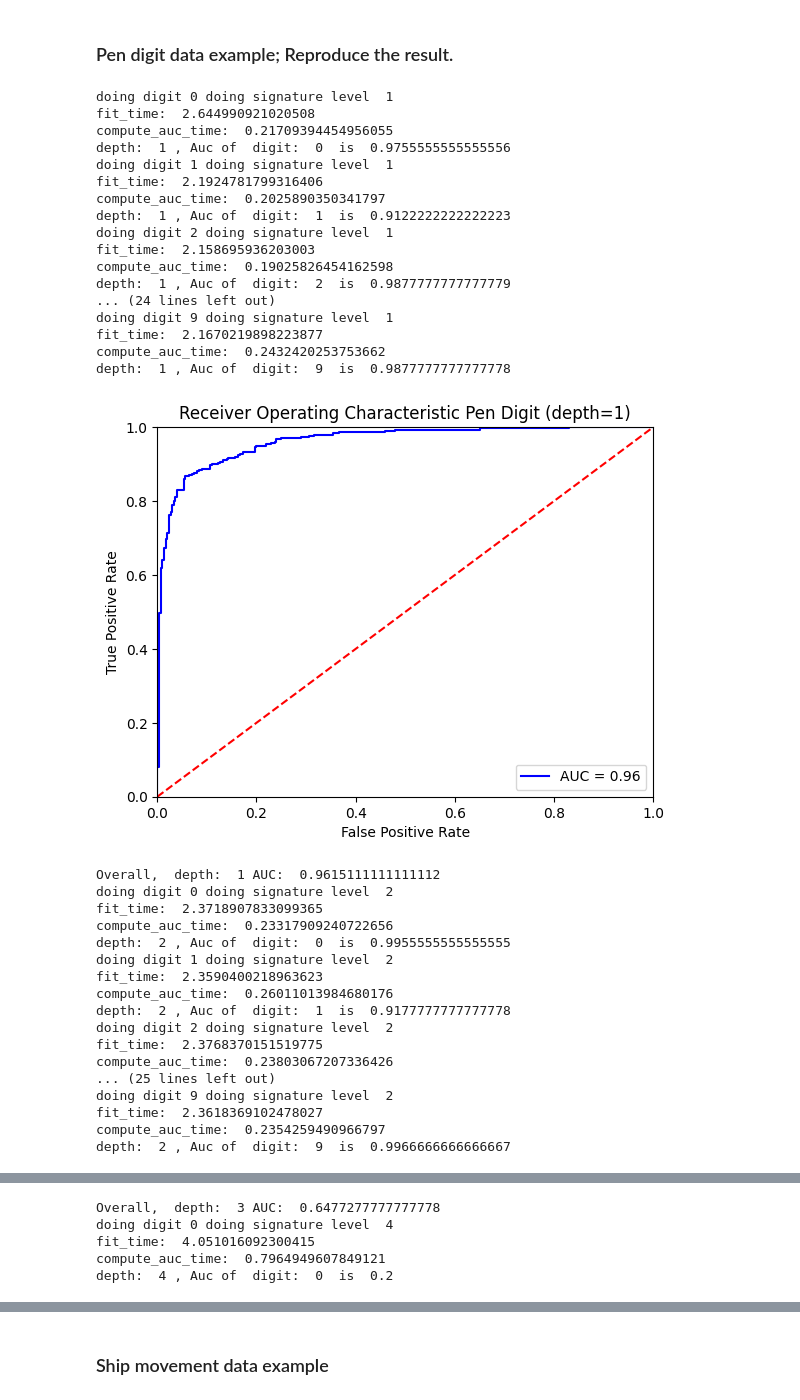
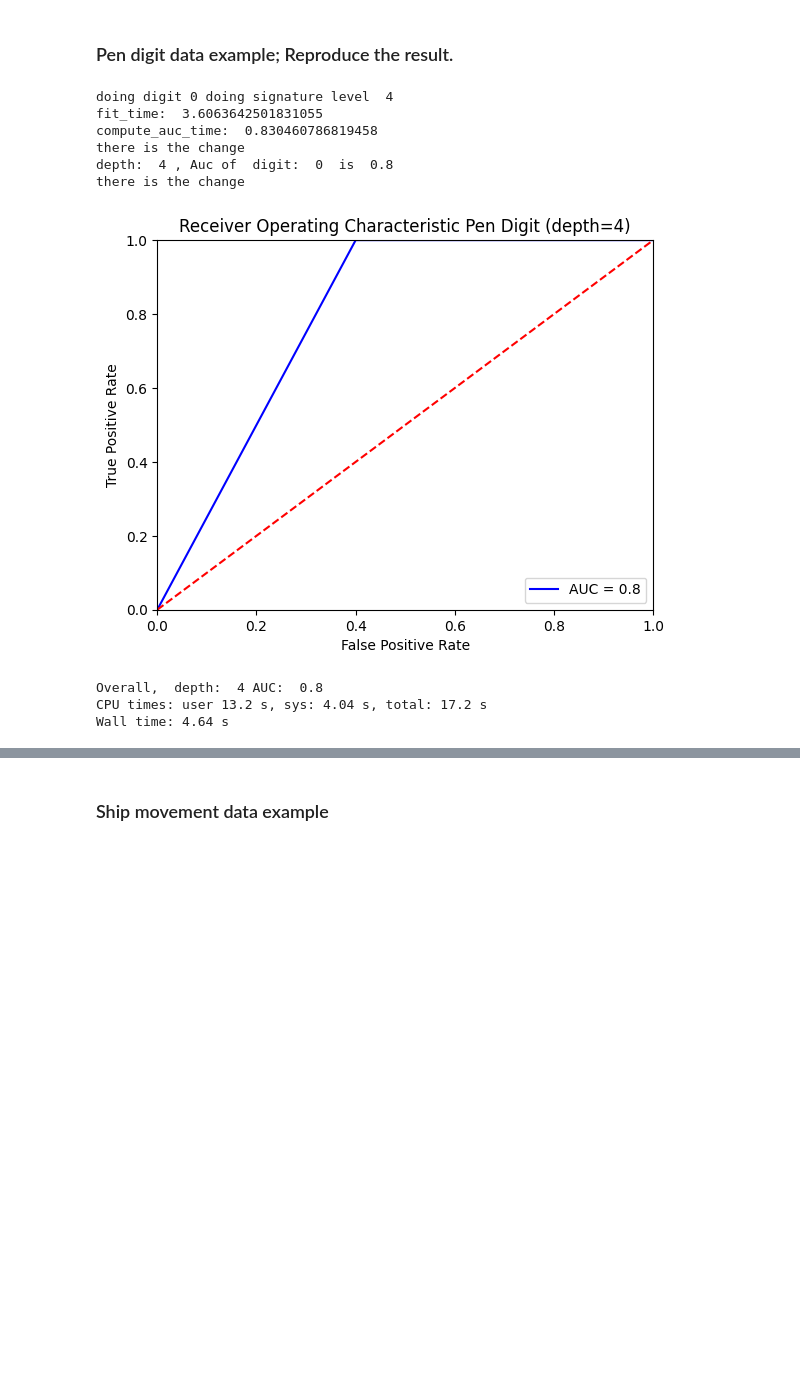
Before and after one commit to datasig-ac-uk/signature_mahalanobis_knn, a Jupyter notebook: paper-examples/examples.ipynb, the cells around one changed output, grey strips where cells are left out. Cells and saved outputs as stored; diff of their text form; code cells hidden in the pictures; blank space fills up the shorter version.

```diff
--- a/paper-examples/examples.ipynb
+++ b/paper-examples/examples.ipynb
@@ -25,18 +25,21 @@ import UCR_data_support
 # %%
 data = Data.Data(n_samples=(800, 30, 30), if_sample=True)
 data.load_pen_digit()
+
+depths = [4]
+digits = range(1)
 # %%
 %%time
 depth_to_auc = {}
 n_neighbours = 50
-for depth in [1, 2, 3, 4, 5]:
+for depth in depths:
     digit_to_inlier_dists = {}
     digit_to_outlier_dists = {}
 
-    for digit in range(10):
+    for digit in digits:
         data.load_pen_digit(digit=digit)
         print("doing digit", digit, "doing signature level ", depth)
-        signature_maha_knn = SignatureMahalanobisKNN()
+        signature_maha_knn = signature_mahalanobis_knn.SignatureMahalanobisKNN()
         # Measure the time spent on fit
         start_time = time.time()
         signature_maha_knn.fit(
@@ -50,65 +53,40 @@ for depth in [1, 2, 3, 4, 5]:
         print("fit_time: ", fit_time)
 
         # Measure the time spent on conformance
         start_time = time.time()
         inlier_dists = signature_maha_knn.conformance(
             data.test_inlier, n_neighbors=n_neighbours
         )
         outlier_dists = signature_maha_knn.conformance(
             data.test_outlier, n_neighbors=n_neighbours
         )
         compute_auc_time = time.time() - start_time
         print("compute_auc_time: ", compute_auc_time)
 
         digit_to_inlier_dists[digit] = inlier_dists
         digit_to_outlier_dists[digit] = outlier_dists
 
         auc = compute_auc_given_dists(inlier_dists, outlier_dists)
         print("depth: ", depth, ", Auc of", " digit: ", digit, " is ", auc)
 
     all_inlier_dists = np.concatenate(list(digit_to_inlier_dists.values()))
     all_outlier_dists = np.concatenate(list(digit_to_outlier_dists.values()))
     auc = compute_auc_given_dists(
         all_inlier_dists,
         all_outlier_dists,
         plot=True,
         title=f"Pen Digit (depth={depth})",
     )
     print("Overall, ", "depth: ", depth, "AUC: ", auc)
     depth_to_auc[depth] = auc
 # %% [output]
-doing digit 0 doing signature level  1
-fit_time:  2.644990921020508
-compute_auc_time:  0.21709394454956055
-depth:  1 , Auc of  digit:  0  is  0.9755555555555556
-doing digit 1 doing signature level  1
-fit_time:  2.1924781799316406
-compute_auc_time:  0.2025890350341797
-depth:  1 , Auc of  digit:  1  is  0.9122222222222223
-doing digit 2 doing signature level  1
-fit_time:  2.158695936203003
-compute_auc_time:  0.19025826454162598
-depth:  1 , Auc of  digit:  2  is  0.9877777777777779
-... (24 lines left out)
-doing digit 9 doing signature level  1
-fit_time:  2.1670219898223877
-compute_auc_time:  0.2432420253753662
-depth:  1 , Auc of  digit:  9  is  0.9877777777777778
+doing digit 0 doing signature level  4
+fit_time:  3.6063642501831055
+compute_auc_time:  0.830460786819458
+there is the change
+depth:  4 , Auc of  digit:  0  is  0.8
+there is the change
-[figure, old version]
+[figure, new version]
-Overall,  depth:  1 AUC:  0.9615111111111112
-doing digit 0 doing signature level  2
-fit_time:  2.3718907833099365
-compute_auc_time:  0.23317909240722656
-depth:  2 , Auc of  digit:  0  is  0.9955555555555555
-doing digit 1 doing signature level  2
-fit_time:  2.3590400218963623
-compute_auc_time:  0.26011013984680176
-depth:  2 , Auc of  digit:  1  is  0.9177777777777778
-doing digit 2 doing signature level  2
-fit_time:  2.3768370151519775
-compute_auc_time:  0.23803067207336426
-... (25 lines left out)
-doing digit 9 doing signature level  2
-fit_time:  2.3618369102478027
-compute_auc_time:  0.2354259490966797
-depth:  2 , Auc of  digit:  9  is  0.9966666666666667
+Overall,  depth:  4 AUC:  0.8
+CPU times: user 13.2 s, sys: 4.04 s, total: 17.2 s
+Wall time: 4.64 s
@@ -134,5 +92,0 @@ depth:  3 , Auc of  digit:  9  is  0.6855555555555556
-Overall,  depth:  3 AUC:  0.6477277777777778
-doing digit 0 doing signature level  4
-fit_time:  4.051016092300415
-compute_auc_time:  0.7964949607849121
-depth:  4 , Auc of  digit:  0  is  0.2
```
Also changed, not shown: parts of 8 cells of this notebook.
